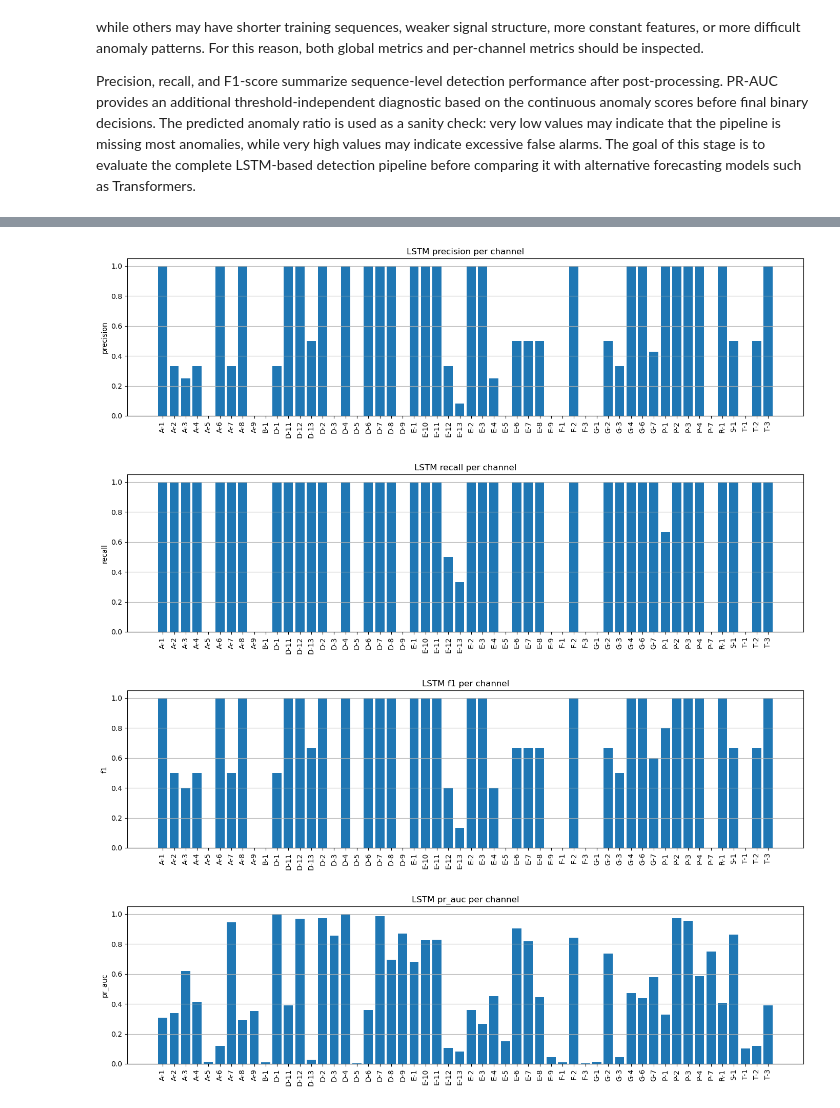
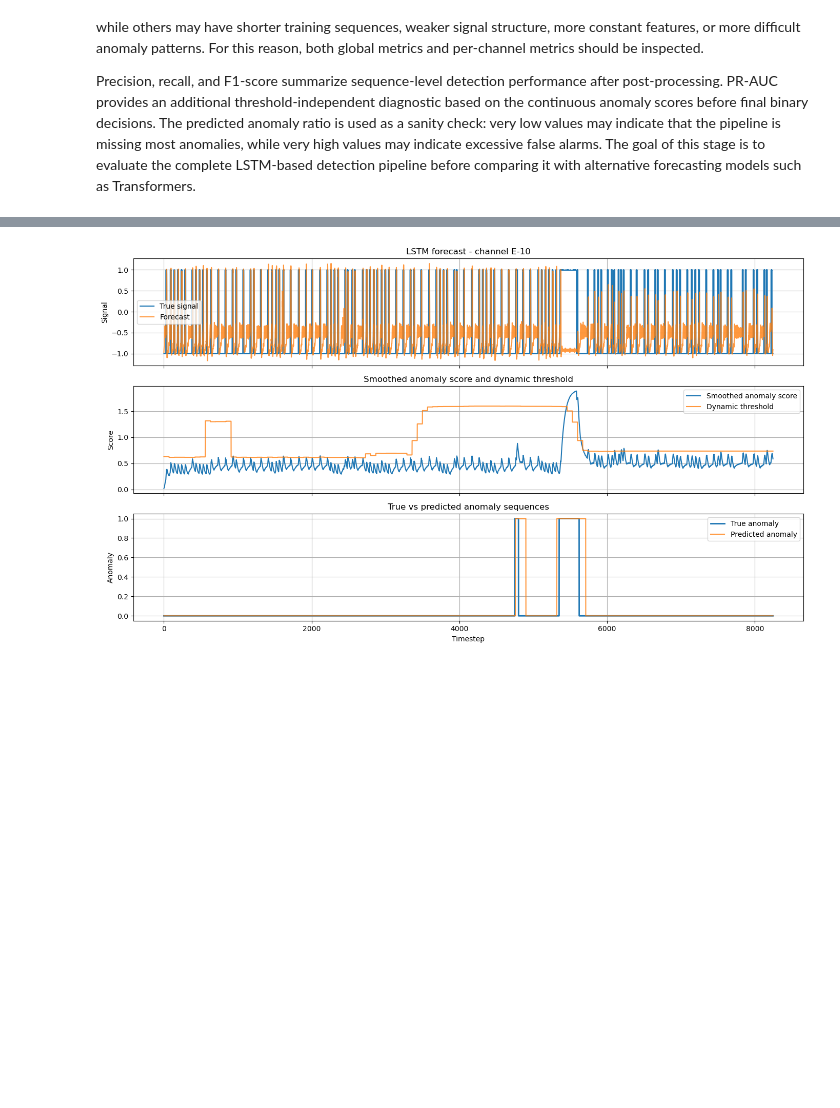
Before and after one commit to LucianoScarpino/Anomaly_Detection_Nasa_SMAP, a Jupyter notebook: Anomaly_Detection_V3.ipynb, the cells around one changed output, grey strips where cells are left out. Drawn from its saved outputs; the diff is of its cells as text; code cells hidden in the pictures; blank space fills up the shorter version.

```diff
--- a/Anomaly_Detection_V3.ipynb
+++ b/Anomaly_Detection_V3.ipynb
@@ -1198,18 +1846,0 @@ Epoch 35 | train loss: 0.004719
-# %%
-y_pred, thresholds, info = apply_dynamic_thresholding(
-    test_smoothed=smoothed_errors,
-    batch_size=70,
-    window_size=30,
-    error_buffer=100,
-    p=0.13,
-    pruning=True,
-    inverse=True
-)
-# %%
-metrics = evaluate_sequences(
-    y_true=labels,
-    y_pred=y_pred,
-    y_scores=smoothed_errors
-)
-
-display(metrics)
@@ -1442,18 +2115,11 @@ plot_lstm_channel_diagnostics("E-10")
 # %%
-metrics_to_plot = ["precision", "recall", "f1", "pr_auc"]
-
-for metric in metrics_to_plot:
-    plt.figure(figsize=(14, 4))
-    plt.bar(lstm_results_df["channel_id"], lstm_results_df[metric])
-    plt.xticks(rotation=90)
-    plt.ylabel(metric)
-    plt.title(f"LSTM {metric} per channel")
-    plt.grid(axis="y")
-    plt.tight_layout()
-
-    plt.show()
+plot_channel_diagnostics(
+    ch="E-10",
+    predictions=lstm_predictions,
+    smoothed_errors=lstm_smoothed_errors,
+    thresholds=lstm_thresholds,
+    predictions_binary=lstm_predictions_binary,
+    model_name="LSTM"
+)
 # %% [output]
-[figure, old version]
+[figure, new version]
-[figure, removed]
-[figure, removed]
-[figure, removed]
```
Also changed, not shown: parts of 41 cells of this notebook, 4 other files.
